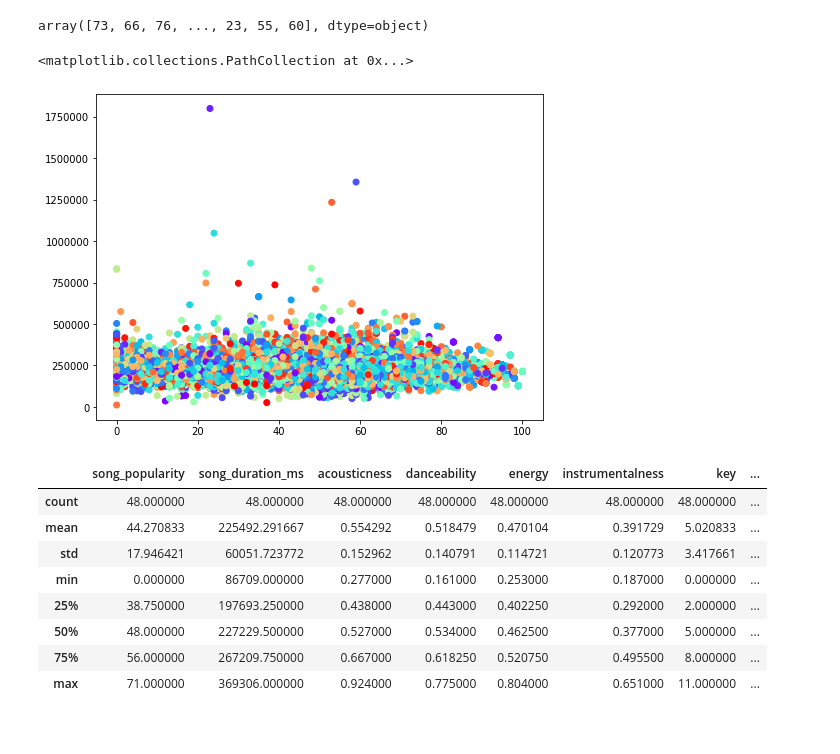
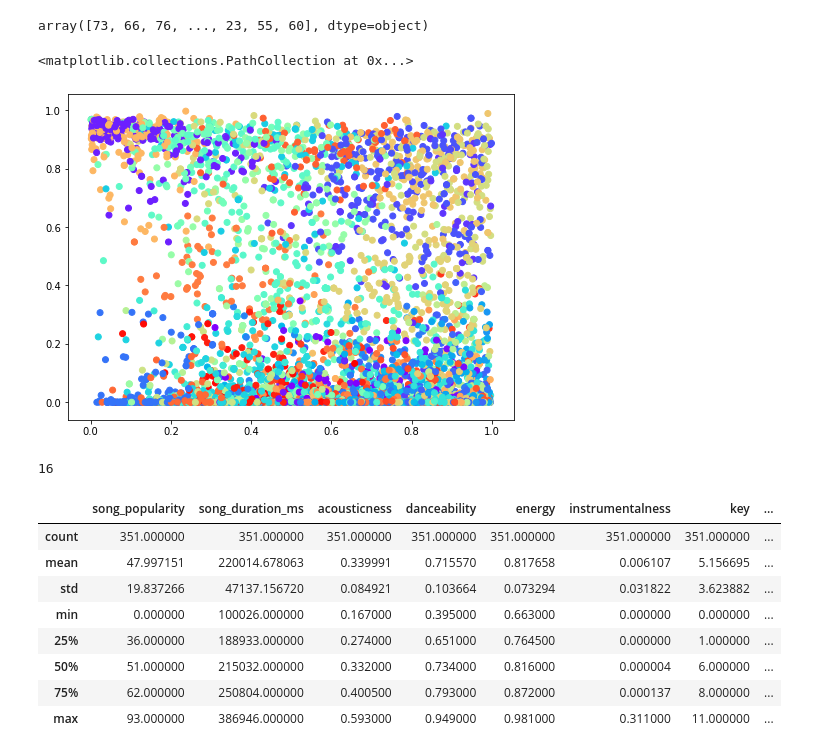
Before and after one commit to marshmallouws/PythonExam, a Jupyter notebook: examtest/examtest.ipynb, the cells around one changed output. Drawn from its saved outputs; the diff is of its cells as text; code cells hidden in the pictures.

```diff
--- a/examtest/examtest.ipynb
+++ b/examtest/examtest.ipynb
@@ -72,26 +73,30 @@ df[:,1]
 array([73, 66, 76, ..., 23, 55, 60], dtype=object)
 # %%
 plt.figure(figsize=(8, 6))
-plt.scatter(df[:,1], df[:,2], c=kmeans.labels_, cmap='rainbow')
+plt.scatter(df[:,5], df[:,6], c=kmeans.labels_, cmap='rainbow')
 # %% [output]
 <matplotlib.collections.PathCollection at 0x...>
-[figure, old version]
+[figure, new version]
 # %%
 cluster_map = pd.DataFrame()
 cluster_map['data_index'] = data.index.values
 cluster_map['cluster'] = kmeans.labels_
+shotgun_georgeezra_cluster = cluster_map.iloc[18177][1]
+shotgun_georgeezra_cluster
+# %% [output]
+16
 # %%
 combined_data = data.join(info.drop("song_name",axis=1)).join(cluster_map.drop("data_index",axis=1)).drop_duplicates(subset=['song_name',"artist_name","song_duration_ms"],keep="last")
 # %%
-combined_data[combined_data.cluster == 50].describe()
+combined_data[combined_data.cluster == shotgun_georgeezra_cluster].describe()
 # %% [output]
 |  | song_popularity | song_duration_ms | acousticness | danceability | energy | instrumentalness | key | ... |
-| count | 48.000000 | 48.000000 | 48.000000 | 48.000000 | 48.000000 | 48.000000 | 48.000000 | ... |
-| mean | 44.270833 | 225492.291667 | 0.554292 | 0.518479 | 0.470104 | 0.391729 | 5.020833 | ... |
-| std | 17.946421 | 60051.723772 | 0.152962 | 0.140791 | 0.114721 | 0.120773 | 3.417661 | ... |
-| min | 0.000000 | 86709.000000 | 0.277000 | 0.161000 | 0.253000 | 0.187000 | 0.000000 | ... |
-| 25% | 38.750000 | 197693.250000 | 0.438000 | 0.443000 | 0.402250 | 0.292000 | 2.000000 | ... |
-| 50% | 48.000000 | 227229.500000 | 0.527000 | 0.534000 | 0.462500 | 0.377000 | 5.000000 | ... |
-| 75% | 56.000000 | 267209.750000 | 0.667000 | 0.618250 | 0.520750 | 0.495500 | 8.000000 | ... |
-| max | 71.000000 | 369306.000000 | 0.924000 | 0.775000 | 0.804000 | 0.651000 | 11.000000 | ... |
+| count | 351.000000 | 351.000000 | 351.000000 | 351.000000 | 351.000000 | 351.000000 | 351.000000 | ... |
+| mean | 47.997151 | 220014.678063 | 0.339991 | 0.715570 | 0.817658 | 0.006107 | 5.156695 | ... |
+| std | 19.837266 | 47137.156720 | 0.084921 | 0.103664 | 0.073294 | 0.031822 | 3.623882 | ... |
+| min | 0.000000 | 100026.000000 | 0.167000 | 0.395000 | 0.663000 | 0.000000 | 0.000000 | ... |
+| 25% | 36.000000 | 188933.000000 | 0.274000 | 0.651000 | 0.764500 | 0.000000 | 1.000000 | ... |
+| 50% | 51.000000 | 215032.000000 | 0.332000 | 0.734000 | 0.816000 | 0.000004 | 6.000000 | ... |
+| 75% | 62.000000 | 250804.000000 | 0.400500 | 0.793000 | 0.872000 | 0.000137 | 8.000000 | ... |
+| max | 93.000000 | 386946.000000 | 0.593000 | 0.949000 | 0.981000 | 0.311000 | 11.000000 | ... |
 # %%
```
Also changed, not shown: parts of 5 cells of this notebook.
